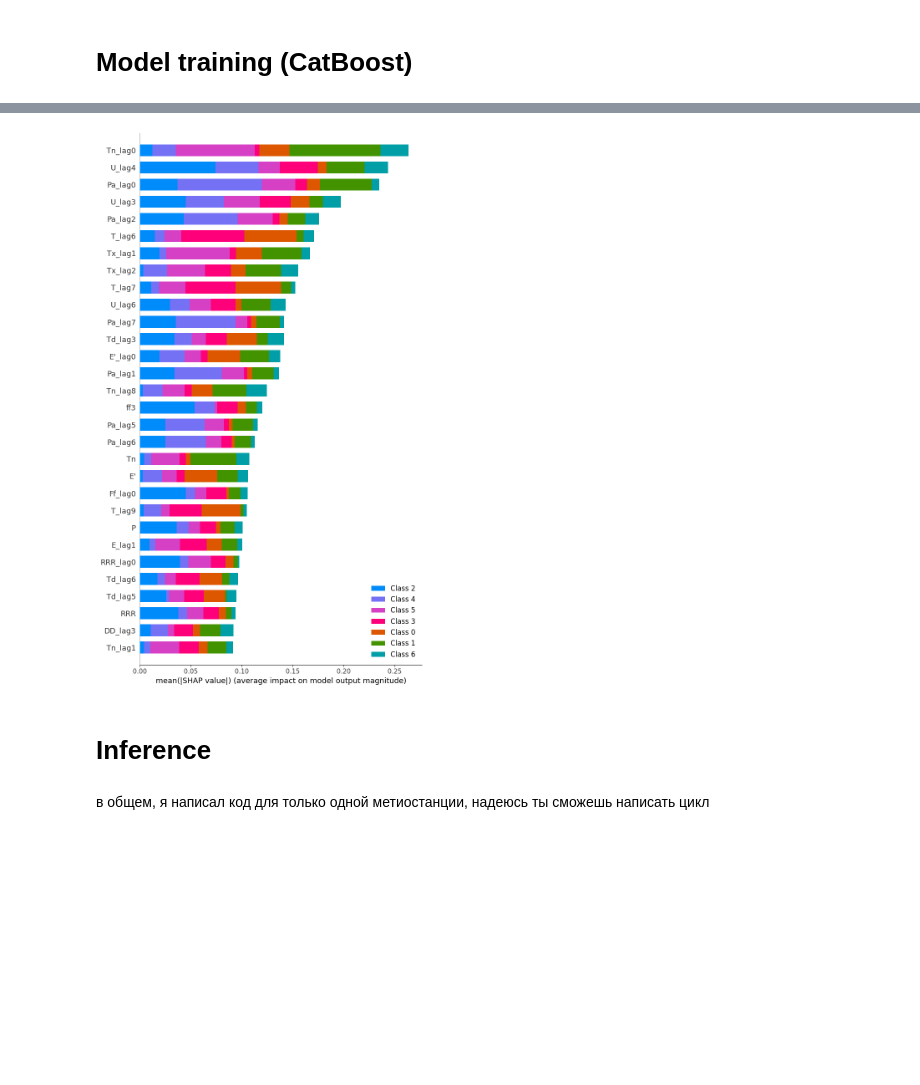
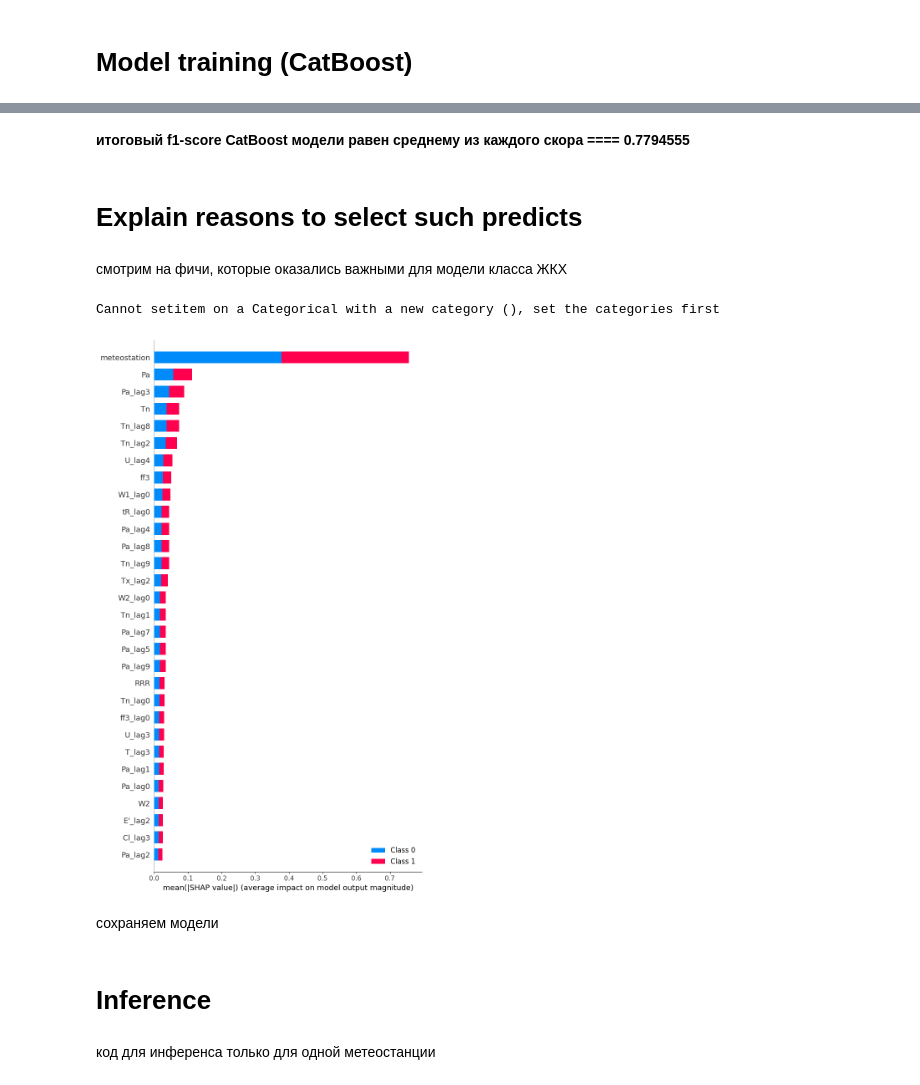
Before and after one commit to boldirev-as/Digital_perm23, a Jupyter notebook: Solution_balexa.ipynb, the cells around one changed output, grey strips where cells are left out. Drawn from its saved outputs; the diff is of its cells as text; code cells hidden in the pictures; blank space fills up the shorter version.

```diff
--- a/Solution_balexa.ipynb
+++ b/Solution_balexa.ipynb
@@ -187,7 +272,3 @@ def downsample(df, fraction=1):
         downsampled_df = pd.concat([downsampled_majority, minority_class], axis=0)
 
         return downsampled_df
-# %%
-train_df = merged_df.copy()
-# %%
-train_df = downsample(train_df, fraction=0.001)
@@ -210,13 +275 @@ train_df.size
-# %%
-n_splits = 5
-
-target_column = 'Тип'
-cat_features = [column for column in train_df.columns if any(map(lambda x: column.startswith(x), cat_features))]
-for cat_feature in cat_features:
-    train_df[cat_feature] = train_df[cat_feature].fillna('')
-    train_df[cat_feature] = train_df[cat_feature].astype('category')
-text_features = ['WW']
-
-X = train_df.drop(columns=[target_column, 'Район', 'Местное время', 'meteostation'])
-y = train_df[target_column]
 # %%
@@ -299,14 +395,43 @@ mean f1 score ====>>> 0.21418154 <<<==== 0.0099
+# %% [markdown]
+**итоговый f1-score CatBoost модели равен среднему из каждого скора ==== 0.7794555**
+# %% [markdown]
+# Explain reasons to select such predicts
+# %% [markdown]
+смотрим на фичи, которые оказались важными для модели класса ЖКХ
+# %%
+column = 'ЖКХ'
+
+train_df = merged_selected_df.copy()
+
+train_df = downsample(train_df, column, fraction=0.01)
+train_df['Тип'] = train_df['Тип'] == column
+
+n_splits = 5
+
+target_column = 'Тип'
+cat_features = [column for column in train_df.columns if any(map(lambda x: column.startswith(x), cat_features))] + ['meteostation']
+for cat_feature in cat_features:
+    try:
+        train_df[cat_feature] = train_df[cat_feature].fillna('')
+    except Exception as e:
+        print(e)
+    train_df[cat_feature] = train_df[cat_feature].astype('category')
+text_features = ['WW']
+
+X = train_df.drop(columns=[target_column, 'Район', 'Местное время', *target_values]) # 'meteostation'
+y = train_df[target_column]
+# %% [output]
+Cannot setitem on a Categorical with a new category (), set the categories first
 # %%
 X_train, X_test, y_train, y_test = train_test_split(X, y, test_size=0.3, stratify=y)
 # %%
-# Посмотрим на SHAP values
-import shap
-
-explainer = shap.TreeExplainer(clfs[0])
+explainer = shap.TreeExplainer(total_clfs[target_values.index(column)][0])
 
 val_dataset = Pool(data=X_test, label=y_test, cat_features=cat_features)
 shap_values = explainer.shap_values(val_dataset)
 shap.summary_plot(shap_values, X_test, max_display=30)
 # %% [output]
-[figure, old version]
+[figure, new version]
+# %% [markdown]
+сохраняем модели
 # %%
@@ -318,4 +442,4 @@ for i, clf in enumerate(clfs):
 # %% [markdown]
 # Inference
 # %% [markdown]
-в общем, я написал код для только одной метиостанции, надеюсь ты сможешь написать цикл
+код для инференса только для одной метеостанции
```
Also changed, not shown: parts of 60 cells of this notebook.
